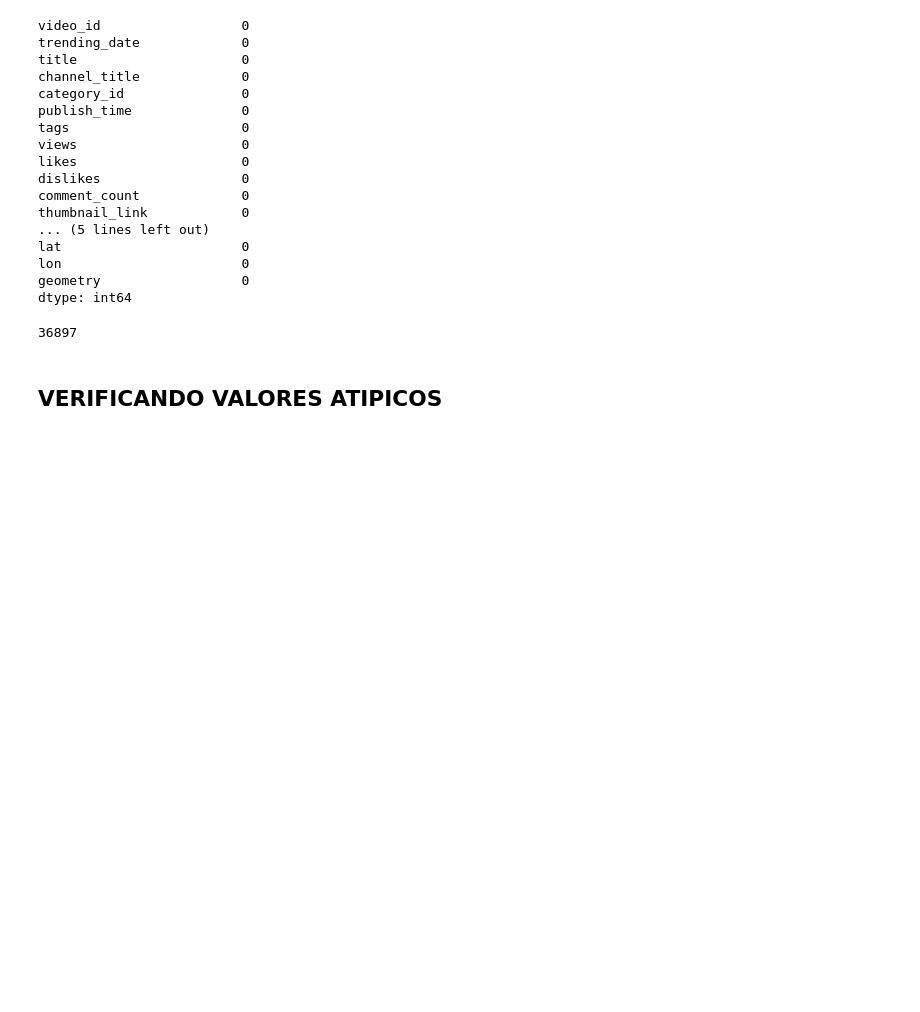
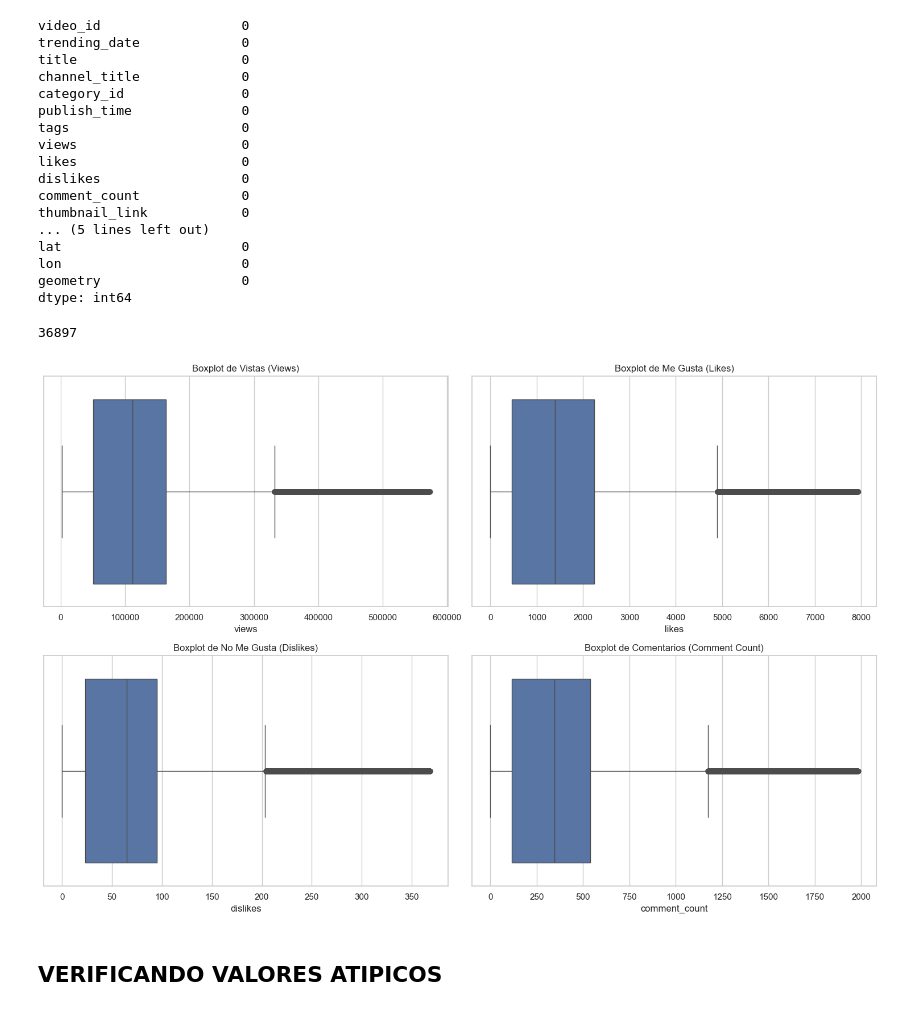
Before and after one commit to DiegoEBV/CRISP-DM-KRS, a Jupyter notebook: code/KR.ipynb, the cells around one changed output. Saved outputs shown, nothing was run; the diff lists cells and outputs as text; code cells hidden in the pictures; blank space fills up the shorter version.

```diff
--- a/code/KR.ipynb
+++ b/code/KR.ipynb
@@ -144,6 +144,37 @@ dtype: int64
 len(df)
 # %% [output]
 36897
+# %%
+# Configurar el estilo de los gráficos
+sns.set(style="whitegrid")
+
+# Crear boxplots para identificar valores atípicos
+plt.figure(figsize=(15, 10))
+
+# Boxplot para 'views'
+plt.subplot(2, 2, 1)
+sns.boxplot(x=df['views'])
+plt.title('Boxplot de Vistas (Views)')
+
+# Boxplot para 'likes'
+plt.subplot(2, 2, 2)
+sns.boxplot(x=df['likes'])
+plt.title('Boxplot de Me Gusta (Likes)')
+
+# Boxplot para 'dislikes'
+plt.subplot(2, 2, 3)
+sns.boxplot(x=df['dislikes'])
+plt.title('Boxplot de No Me Gusta (Dislikes)')
+
+# Boxplot para 'comment_count'
+plt.subplot(2, 2, 4)
+sns.boxplot(x=df['comment_count'])
+plt.title('Boxplot de Comentarios (Comment Count)')
+
+plt.tight_layout()
+plt.show()
+# %% [output]
+[figure, added]
 # %% [markdown]
 ## VERIFICANDO VALORES ATIPICOS
 # %%
```
Also changed, not shown: parts of 19 cells of this notebook.
